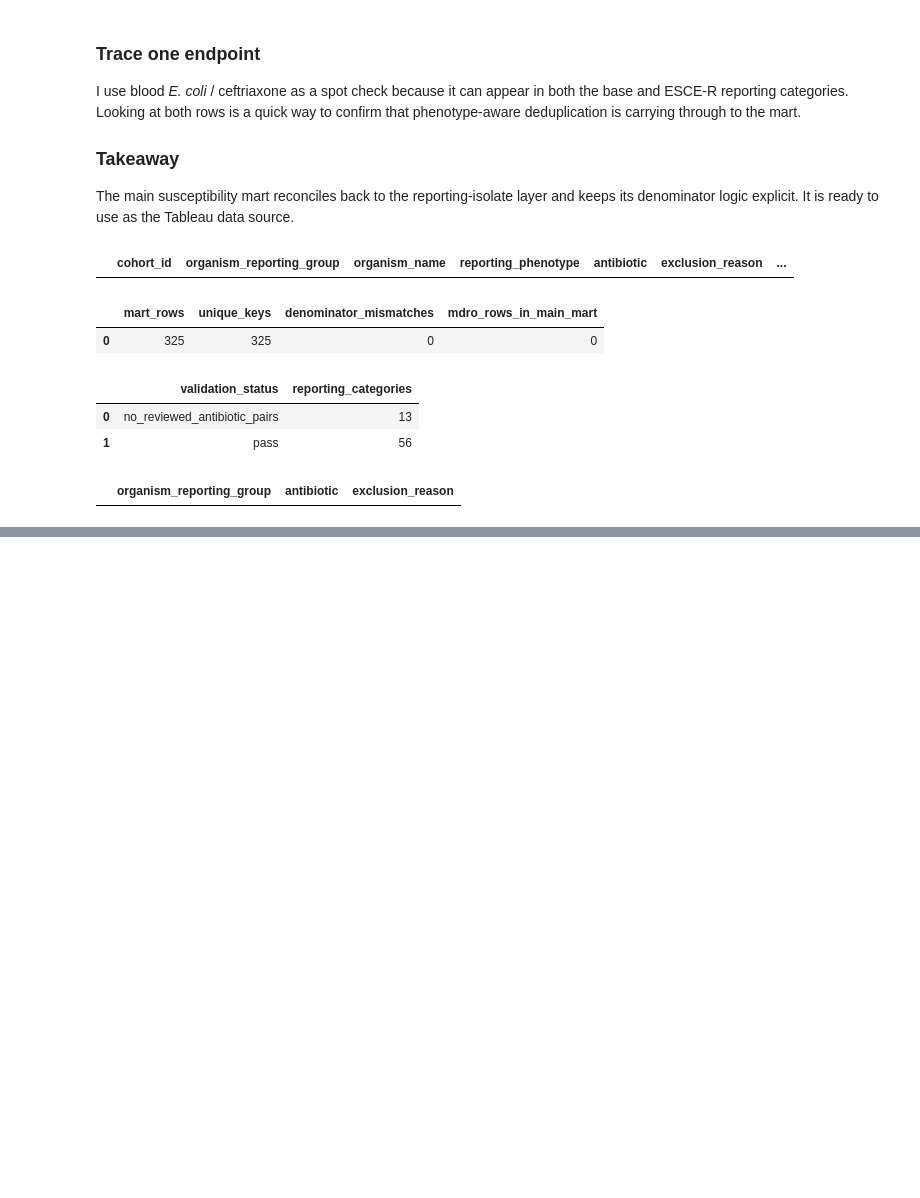
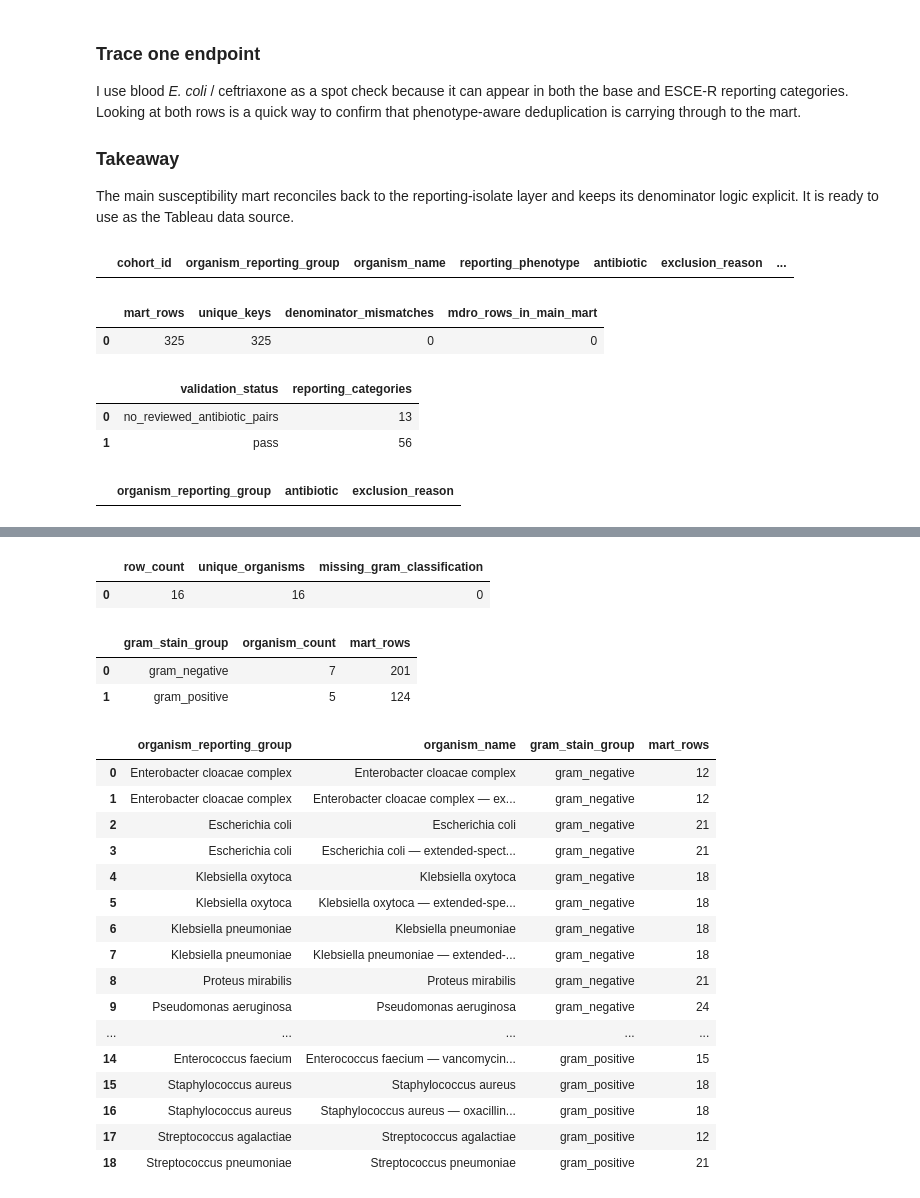
Before and after one commit to clarkbrendenj/ELT-Microbiology, a Jupyter notebook: notebooks/pipeline validation2/11_validate_mart_susceptibility.ipynb, the cells around one changed output, grey strips where cells are left out. Saved outputs shown, nothing was run; the diff lists cells and outputs as text; code cells hidden in the pictures; blank space fills up the shorter version.

```diff
--- a/notebooks/pipeline validation2/11_validate_mart_susceptibility.ipynb
+++ b/notebooks/pipeline validation2/11_validate_mart_susceptibility.ipynb
@@ -625,0 +681,69 @@ order by
+# %%
+%sql
+select
+    count(*) as row_count,
+    count(distinct organism_reporting_group) as unique_organisms,
+    sum(
+        case
+            when gram_stain_group is null then 1
+            else 0
+        end
+    ) as missing_gram_classification
+
+from workspace.micro_dev.organism_reporting_groups;
+# %% [output]
+|  | row_count | unique_organisms | missing_gram_classification |
+| 0 | 16 | 16 | 0 |
+# %%
+%sql
+select
+    gram_stain_group,
+    count(distinct organism_reporting_group) as organism_count,
+    count(*) as mart_rows
+
+from workspace.micro_dev.mart_susceptibility
+
+group by gram_stain_group
+
+order by gram_stain_group;
+# %% [output]
+|  | gram_stain_group | organism_count | mart_rows |
+| 0 | gram_negative | 7 | 201 |
+| 1 | gram_positive | 5 | 124 |
+# %%
+%sql
+select
+    organism_reporting_group,
+    organism_name,
+    gram_stain_group,
+    count(*) as mart_rows
+
+from workspace.micro_dev.mart_susceptibility
+
+group by
+    organism_reporting_group,
+    organism_name,
+    gram_stain_group
+
+order by
+    gram_stain_group,
+    organism_reporting_group,
+    organism_name;
+# %% [output]
+|  | organism_reporting_group | organism_name | gram_stain_group | mart_rows |
+| 0 | Enterobacter cloacae complex | Enterobacter cloacae complex | gram_negative | 12 |
+| 1 | Enterobacter cloacae complex | Enterobacter cloacae complex — ex... | gram_negative | 12 |
+| 2 | Escherichia coli | Escherichia coli | gram_negative | 21 |
+| 3 | Escherichia coli | Escherichia coli — extended-spect... | gram_negative | 21 |
+| 4 | Klebsiella oxytoca | Klebsiella oxytoca | gram_negative | 18 |
+| 5 | Klebsiella oxytoca | Klebsiella oxytoca — extended-spe... | gram_negative | 18 |
+| 6 | Klebsiella pneumoniae | Klebsiella pneumoniae | gram_negative | 18 |
+| 7 | Klebsiella pneumoniae | Klebsiella pneumoniae — extended-... | gram_negative | 18 |
+| 8 | Proteus mirabilis | Proteus mirabilis | gram_negative | 21 |
+| 9 | Pseudomonas aeruginosa | Pseudomonas aeruginosa | gram_negative | 24 |
+| ... | ... | ... | ... | ... |
+| 14 | Enterococcus faecium | Enterococcus faecium — vancomycin... | gram_positive | 15 |
+| 15 | Staphylococcus aureus | Staphylococcus aureus | gram_positive | 18 |
+| 16 | Staphylococcus aureus | Staphylococcus aureus — oxacillin... | gram_positive | 18 |
+| 17 | Streptococcus agalactiae | Streptococcus agalactiae | gram_positive | 12 |
+| 18 | Streptococcus pneumoniae | Streptococcus pneumoniae | gram_positive | 21 |
```
Also changed, not shown: parts of 2 cells of this notebook, 7 other files.
